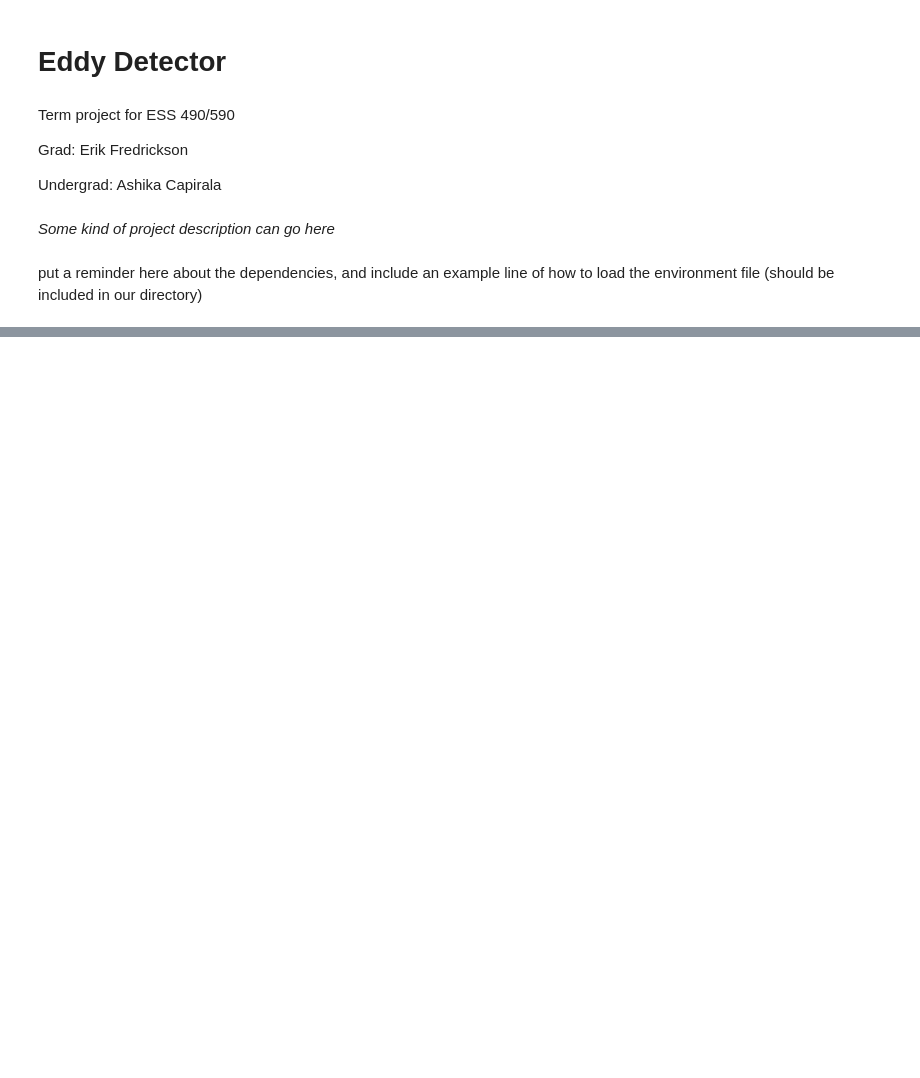
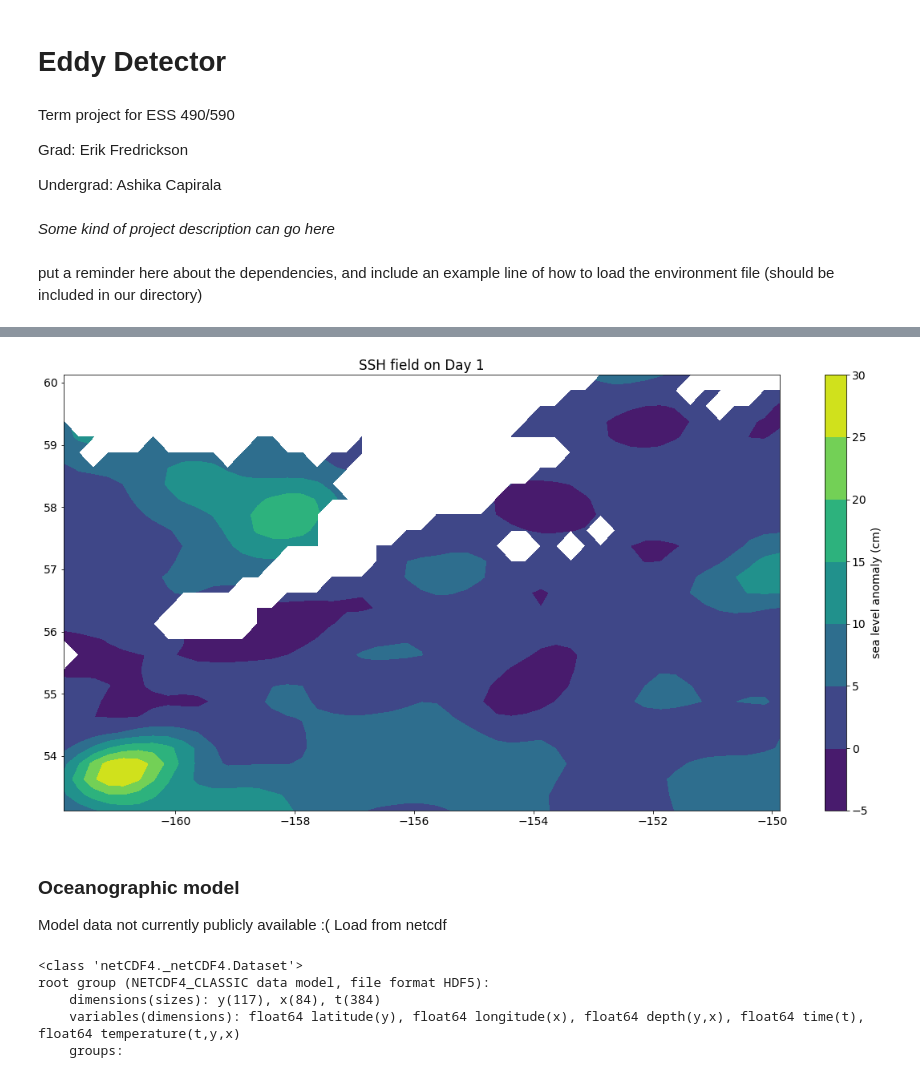
Before and after one commit to erikfred/ptz_detector, a Jupyter notebook: eddy_detector.ipynb, the cells around one changed output, grey strips where cells are left out. Cells and saved outputs as stored; diff of their text form; code cells hidden in the pictures; blank space fills up the shorter version.

```diff
--- a/eddy_detector.ipynb
+++ b/eddy_detector.ipynb
@@ -48,0 +114,35 @@ Dtmp = fdsn_client.get_waveforms(network=network, station=staCodes, location='--
+# %%
+# make demonstrative plot
+sla = np.array(SSH['ssh'])*100 # convert from m to cm
+ta = np.array(SSH['time'])
+x = -(360 - np.array(SSH['longitude']))
+y = np.array(SSH['latitude'])
+X, Y = np.meshgrid(x, y)
+
+fig2 = plt.figure(figsize=(20, 10))
+ax2 = fig2.add_subplot(111)
+im = ax2.contourf(X, Y, sla[1,:,:])
+cb = fig2.colorbar(im)
+plt.title('SSH field on Day 1')
+cb.set_label('sea level anomaly (cm)')
+# %% [output]
+[figure, added]
+# %% [markdown]
+### Oceanographic model
+
+Model data not currently publicly available :(
+Load from netcdf
+# %%
+modfile1 = 'data/CGOA_p.nc' # bottom pressure
+modfile2 = 'data/CGOA_ssh.nc' # sea surface height
+modfile3 = 'data/CGOA_T.nc' # bottom temperature
+Pm = nc.Dataset(modfile1)
+SSHm = nc.Dataset(modfile2)
+Tm = nc.Dataset(modfile3)
+Tm
+# %% [output]
+<class 'netCDF4._netCDF4.Dataset'>
+root group (NETCDF4_CLASSIC data model, file format HDF5):
+    dimensions(sizes): y(117), x(84), t(384)
+    variables(dimensions): float64 latitude(y), float64 longitude(x), float64 depth(y,x), float64 time(t), float64 temperature(t,y,x)
+    groups:
```
Also changed, not shown: parts of 13 cells of this notebook.
